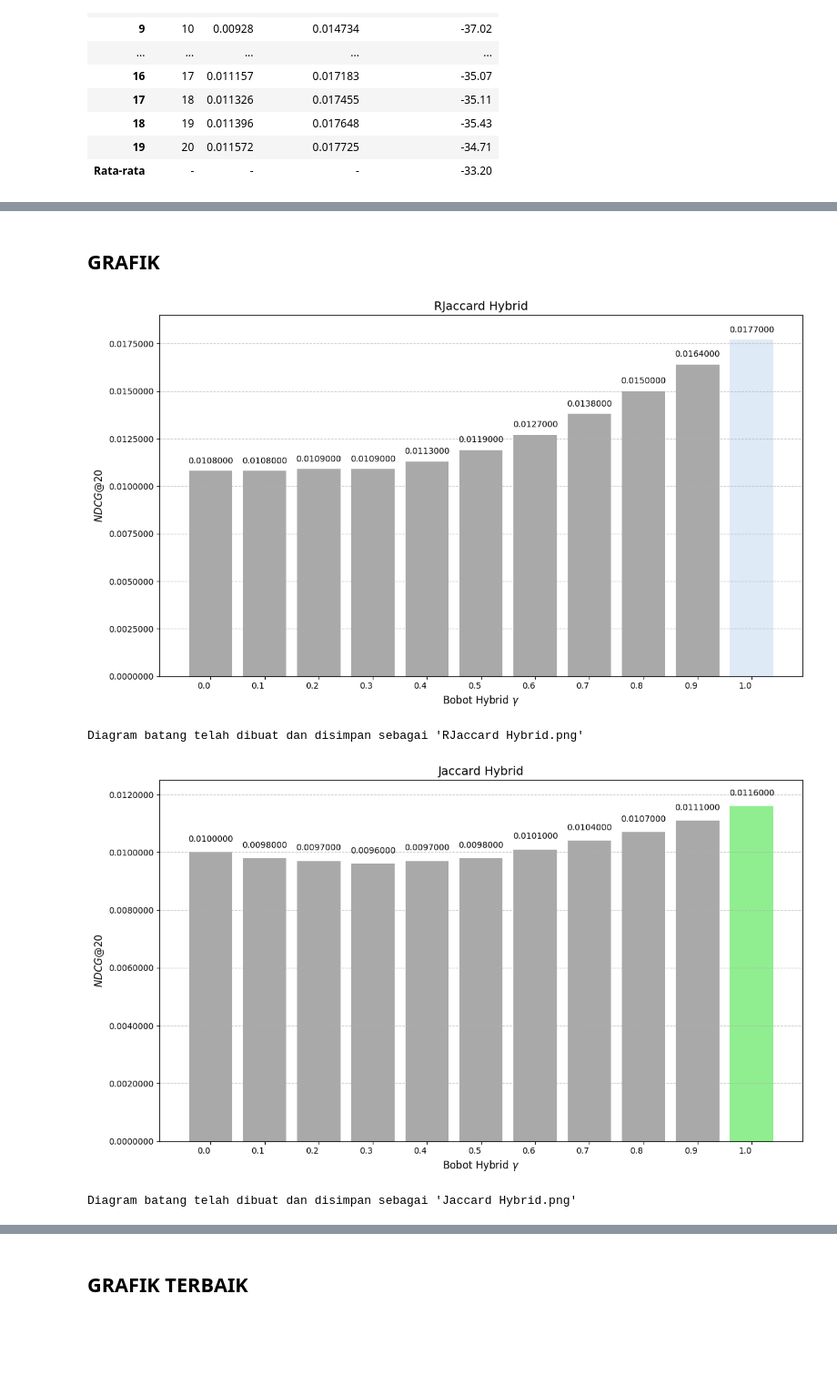
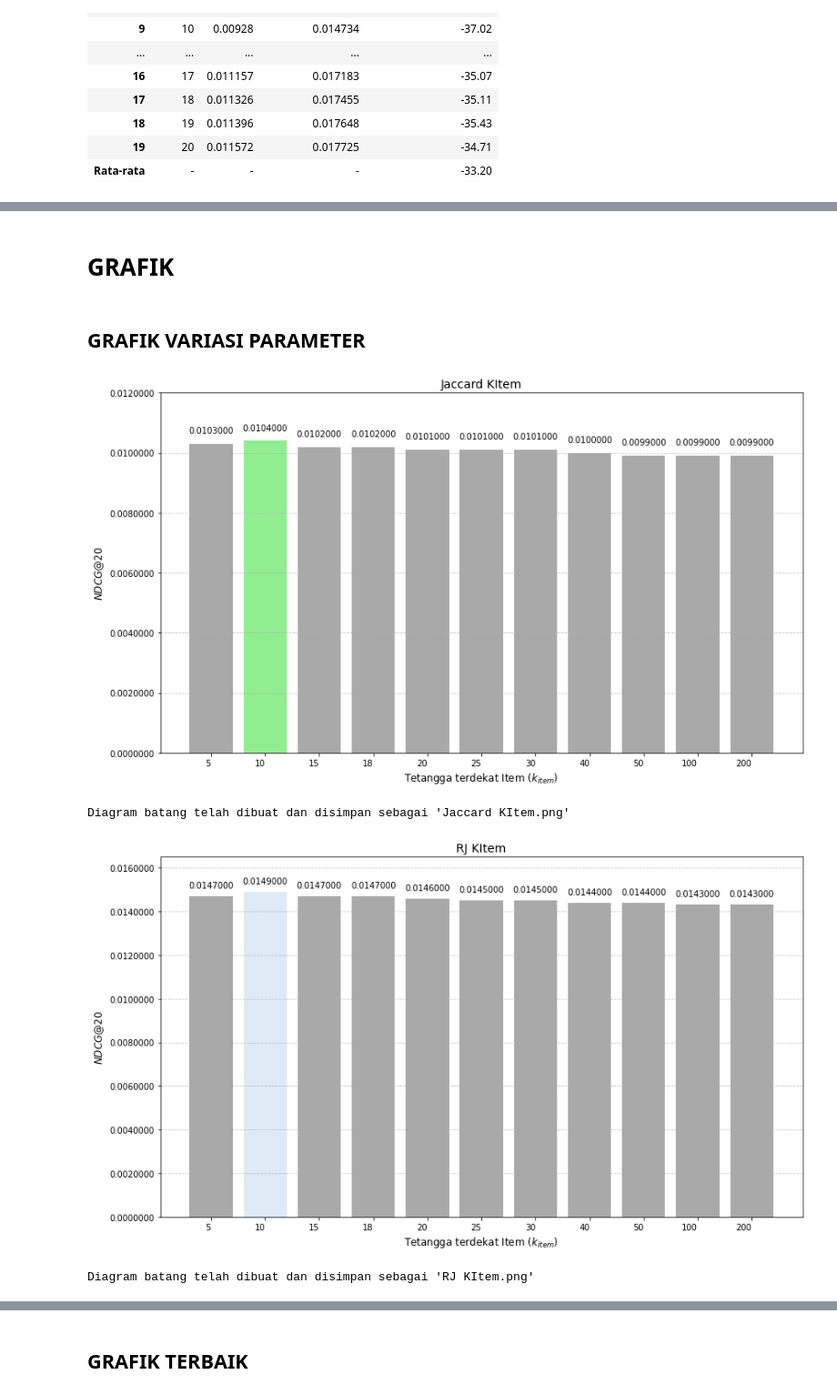
Before and after one commit to alfiiinur/setBasedImplentasi, a Jupyter notebook: evaluasi/NDCG.ipynb, the cells around one changed output, grey strips where cells are left out. Shown at 91% size. Drawn from its saved outputs; the diff is of its cells as text; code cells hidden in the pictures; blank space fills up the shorter version.

```diff
--- a/evaluasi/NDCG.ipynb
+++ b/evaluasi/NDCG.ipynb
@@ -1391,5 +1099,7 @@ ndcg_df["terbaik"] = ndcg_df["rata-rata"] == max_value
 # %% [markdown]
-## GRAFIK
+# GRAFIK
+# %% [markdown]
+## GRAFIK  VARIASI PARAMETER
 # %%
 def plot_ndcg_bar_chart(x_labels_numeric, ndcg_values, title, filename, first_bar_color, y_max):
     # Ubah x labels ke string
@@ -1407,7 +1117,7 @@ def plot_ndcg_bar_chart(x_labels_numeric, ndcg_values, title, filename, first_ba
     bars = plt.bar(x_labels_str, ndcg_values, color=colors)
 
     # Label sumbu
-    plt.xlabel('Bobot Hybrid $\gamma$', fontsize=12)
+    plt.xlabel('Tetangga terdekat Item ($k_{item}$)', fontsize=12)
     plt.ylabel('$NDCG@20$', fontsize=12)
     plt.title(title, fontsize=14)
 
@@ -1435,49 +1145,49 @@ def plot_ndcg_bar_chart(x_labels_numeric, ndcg_values, title, filename, first_ba
 
 # Data untuk Jaccard
 # x_jaccard = [5, 10, 15, 18, 20, 25, 30, 40, 50, 100, 200]
 # ndcg_jaccard = [0.0100, 0.0087, 0.0082, 0.0080, 0.0079, 0.0078, 0.0076, 0.0075, 0.0073, 0.0069, 0.0066]
 # plot_ndcg_bar_chart(x_jaccard, ndcg_jaccard, 'Jaccard KUser', 'Jaccard KUser.png', '#90EE90', 0.011)
 
 
-# xi_Jaccard = [5, 10, 15, 18, 20, 25, 30, 40, 50, 100, 200]
-# ndcg_JaccardItem = [0.0103, 0.0104, 0.0102, 0.0102, 0.0101, 0.0101, 0.0101, 0.0100, 0.0099, 0.0099, 0.0099]
-# plot_ndcg_bar_chart(xi_Jaccard, ndcg_JaccardItem, 'Jaccard KItem', 'Jaccard KItem.png', '#90EE90', 0.012)
+xi_Jaccard = [5, 10, 15, 18, 20, 25, 30, 40, 50, 100, 200]
+ndcg_JaccardItem = [0.0103, 0.0104, 0.0102, 0.0102, 0.0101, 0.0101, 0.0101, 0.0100, 0.0099, 0.0099, 0.0099]
+plot_ndcg_bar_chart(xi_Jaccard, ndcg_JaccardItem, 'Jaccard KItem', 'Jaccard KItem.png', '#90EE90', 0.012)
 
 # Data untuk RJ
 # x_rj = [5, 10, 15, 18, 20, 25, 30, 40, 50, 100, 200]
-# ndcg_rj = [0.0134, 0.0108, 0.0100, 0.0096, 0.0094, 0.0094, 0.0094, 0.0087, 0.0086, 0.0086, 0.0086]
-# plot_ndcg_bar_chart(x_rj, ndcg_rj, 'RJ KUser', 'RJ KUser.png', '#DEEAF6', 0.015)
+# ndcg_rj = [0.0146, 0.0118, 0.0103, 0.0103, 0.0100, 0.0096, 0.0095, 0.0090, 0.0086, 0.0069, 0.0063]
+# plot_ndcg_bar_chart(x_rj, ndcg_rj, 'RJ KUser', 'RJ KUser.png', '#DEEAF6', 0.016)
 
-# xi_RJ = [5, 10, 15, 18, 20, 25, 30, 40, 50, 100, 200]
-# ndcg_RJI = [0.0138,0.0134,0.0133,0.0134,0.0134,0.0134,0.0132,0.0133,0.0132,0.0133,0.0133]
-# plot_ndcg_bar_chart(xi_RJ, ndcg_RJI, 'RJ KItem', 'RJ KItem.png', '#DEEAF6', 0.0156)
+xi_RJ = [5, 10, 15, 18, 20, 25, 30, 40, 50, 100, 200]
+ndcg_RJI = [0.0147, 0.0149, 0.0147, 0.0147, 0.0146, 0.0145, 0.0145, 0.0144, 0.0144, 0.0143, 0.0143]
+plot_ndcg_bar_chart(xi_RJ, ndcg_RJI, 'RJ KItem', 'RJ KItem.png', '#DEEAF6', 0.0165)
 
 
 # hybrid
 
-HRJaccard = [0.0, 0.1, 0.2, 0.3, 0.4, 0.5, 0.6, 0.7, 0.8, 0.9, 1.0]
-HValueRJac = [0.0108, 0.0108, 0.0109, 0.0109, 0.0113, 0.0119, 0.0127, 0.0138, 0.0150, 0.0164, 0.0177]
-plot_ndcg_bar_chart(HRJaccard, HValueRJac, 'RJaccard Hybrid', 'RJaccard Hybrid.png', '#DEEAF6',  0.0190)
+# HRJaccard = [0.0, 0.1, 0.2, 0.3, 0.4, 0.5, 0.6, 0.7, 0.8, 0.9, 1.0]
+# HValueRJac =[0.0085, 0.0089, 0.0094, 0.0102, 0.0112, 0.0122, 0.0133, 0.0149, 0.0165, 0.0179, 0.0191]
+# plot_ndcg_bar_chart(HRJaccard, HValueRJac, 'RJaccard Hybrid', 'RJaccard Hybrid.png', '#DEEAF6',  0.021)
 
 
-HJaccard = [0.0, 0.1, 0.2, 0.3, 0.4, 0.5, 0.6, 0.7, 0.8, 0.9, 1.0]
-HValuekJac = [0.0100, 0.0098, 0.0097, 0.0096, 0.0097, 0.0098, 0.0101, 0.0104, 0.0107, 0.0111, 0.0116]
-plot_ndcg_bar_chart(HJaccard, HValuekJac, 'Jaccard Hybrid', 'Jaccard Hybrid.png', '#90EE90', 0.0125)
+# HJaccard = [0.0, 0.1, 0.2, 0.3, 0.4, 0.5, 0.6, 0.7, 0.8, 0.9, 1.0]
+# HValuekJac = [0.0100, 0.0098, 0.0097, 0.0096, 0.0097, 0.0098, 0.0101, 0.0104, 0.0107, 0.0111, 0.0116]
+# plot_ndcg_bar_chart(HJaccard, HValuekJac, 'Jaccard Hybrid', 'Jaccard Hybrid.png', '#90EE90', 0.0125)
 
 
 
 # hasil variasi parameter terbaik
 # JacTerbaik = [1,2,3,4,5]
 # ndcgJacTerbaik = [0.017711,0.013160, 0.008150, 0.006749,0.00466]
 # plot_ndcg_bar_chart(JacTerbaik, ndcgJacTerbaik, 'Jaccard KHybrid Terbaik', 'Jaccard KHybrid Terbaik.png', '#90EE90', 0.02)
 
 
 # RJTerbaik = [1,2,3,4,5]
 # ndcgRJTerbaik = [0.026783, 0.017482, 0.013576, 0.010636, 0.007248]
 # plot_ndcg_bar_chart(RJTerbaik, ndcgRJTerbaik, 'RJ KHybrid Terbaik', 'RJ KHybrid Terbaik.png', '#DEEAF6', 0.03)
 # %% [output]
-[figure, old version]
+[figure, new version]
-Diagram batang telah dibuat dan disimpan sebagai 'RJaccard Hybrid.png'
+Diagram batang telah dibuat dan disimpan sebagai 'Jaccard KItem.png'
-[figure, old version]
+[figure, new version]
-Diagram batang telah dibuat dan disimpan sebagai 'Jaccard Hybrid.png'
+Diagram batang telah dibuat dan disimpan sebagai 'RJ KItem.png'
 # %%
```
Also changed, not shown: parts of 75 cells of this notebook, 2 other files.
